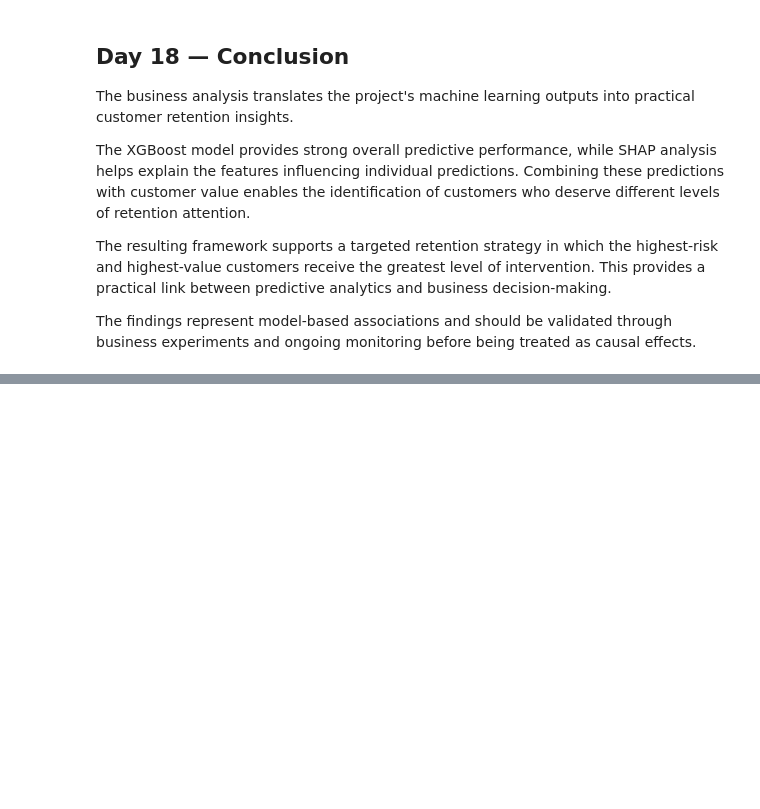
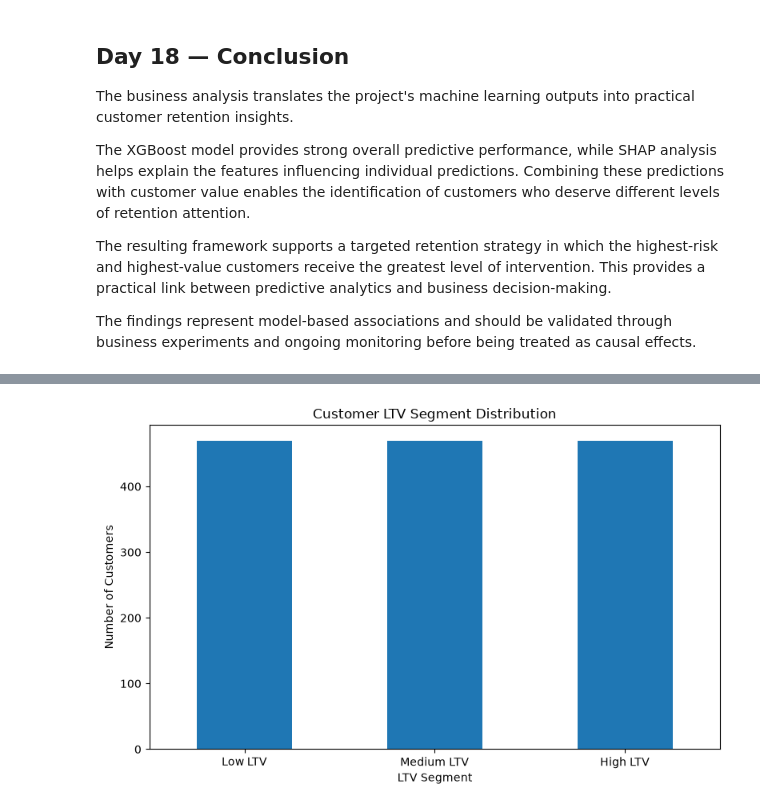
Before and after one commit to sagarsiddharth09-blip/customer-churn-LTV-engine, a Jupyter notebook: Akshay_Baseline_Analytics.ipynb, the cells around one changed output, grey strips where cells are left out. Cells and saved outputs as stored; diff of their text form; code cells hidden in the pictures; blank space fills up the shorter version.

```diff
--- a/Akshay_Baseline_Analytics.ipynb
+++ b/Akshay_Baseline_Analytics.ipynb
@@ -4686,0 +4803,19 @@ The findings represent model-based associations and should be validated through
+# %%
+ltv_counts = (
+    ltv_df["LTV_Segment"]
+    .value_counts()
+    .reindex(["Low LTV", "Medium LTV", "High LTV"])
+)
+
+plt.figure(figsize=(8, 5))
+
+ltv_counts.plot(kind="bar")
+
+plt.title("Customer LTV Segment Distribution")
+plt.xlabel("LTV Segment")
+plt.ylabel("Number of Customers")
+plt.xticks(rotation=0)
+plt.tight_layout()
+plt.show()
+# %% [output]
+[figure, added]
```
Also changed, not shown: parts of 10 cells of this notebook.
